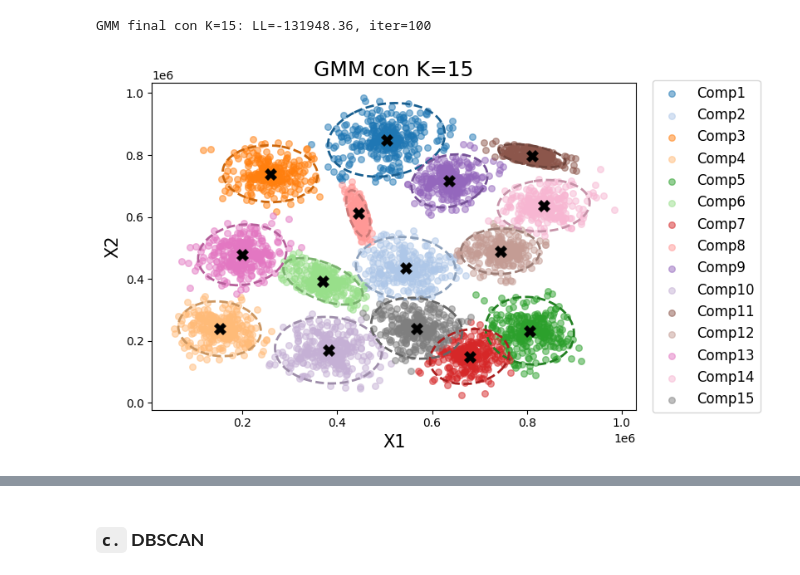
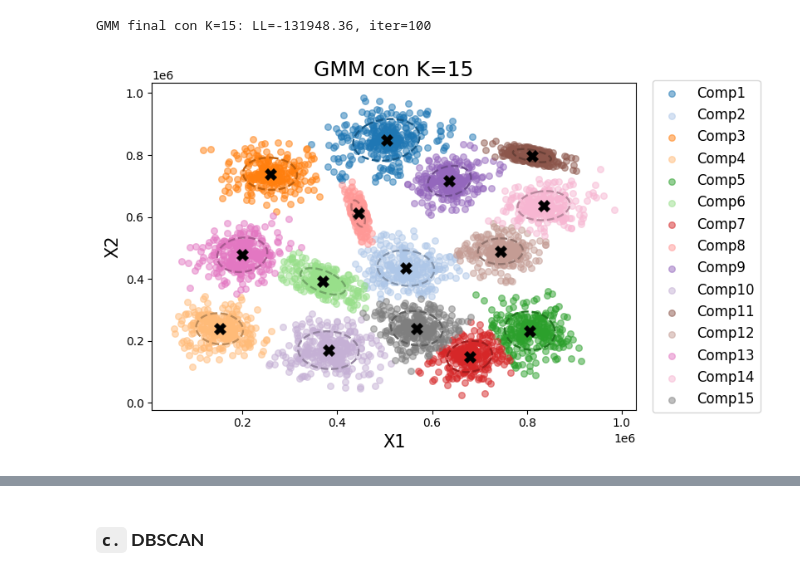
Before and after one commit to anatissera/Machine-Learning-Deep-Learning, a Jupyter notebook: Tissera_AnaPaula_TP4/Tissera_AnaPaula_Notebook_TP4.ipynb, the cells around one changed output, grey strips where cells are left out. Saved outputs shown, nothing was run; the diff lists cells and outputs as text; code cells hidden in the pictures.

```diff
--- a/Tissera_AnaPaula_TP4/Tissera_AnaPaula_Notebook_TP4.ipynb
+++ b/Tissera_AnaPaula_TP4/Tissera_AnaPaula_Notebook_TP4.ipynb
@@ -244,7 +244,7 @@ from scipy.stats import chi2
 from matplotlib.colors import to_rgb
 # %%
 # factor para el 95% de confianza en 2D
-factor = np.sqrt(chi2.ppf(0.75, df=2))
+factor = np.sqrt(chi2.ppf(0.62, df=2))
 
 fig, ax = plt.subplots(figsize=(11,5))
 
@@ -273,42 +273,42 @@ for k in range(bestK):
     # width  = 2 * np.sqrt(vals[0])
     # height = 2 * np.sqrt(vals[1])
 
-    dark_color = tuple(np.array(to_rgb(colors[k])) * 0.8)
+    dark_color = tuple(np.array(to_rgb(colors[k])) * 0.75)
 
     ellipse = Ellipse(
         xy=mean_cpu,
         width=width, height=height,
         angle=angle,
         edgecolor=dark_color,
         facecolor='none',
-        linewidth=2,
+        linewidth=1.7,
         linestyle='--',
         zorder=2
     )
 
     ax.add_patch(ellipse)
 
     # Marcar la media
     ax.scatter(
         mean_cpu[0], mean_cpu[1],
         marker='X', s=100,
         color=colors[k], edgecolor='black', facecolor='black',
         linewidth=0.5,
         zorder=3
     )
 
 # 3) Ajustes finales
 ax.set_xlabel("X1", fontsize=15)
 ax.set_ylabel("X2", fontsize=15)
 ax.set_title(f"GMM con K={bestK}", fontsize=18)
 ax.legend([f"Comp{k+1}" for k in range(bestK)],
           loc="center left", bbox_to_anchor=(1.02,0.5), fontsize=12)
 
 
 plt.tight_layout(rect=(0,0,0.75,1))
 plt.show()
 # %% [output]
-[figure, old version]
+[figure, new version]
 # %%
 import pandas as pd
 
```
Also changed, not shown: parts of 6 cells of this notebook, 1 other file.
